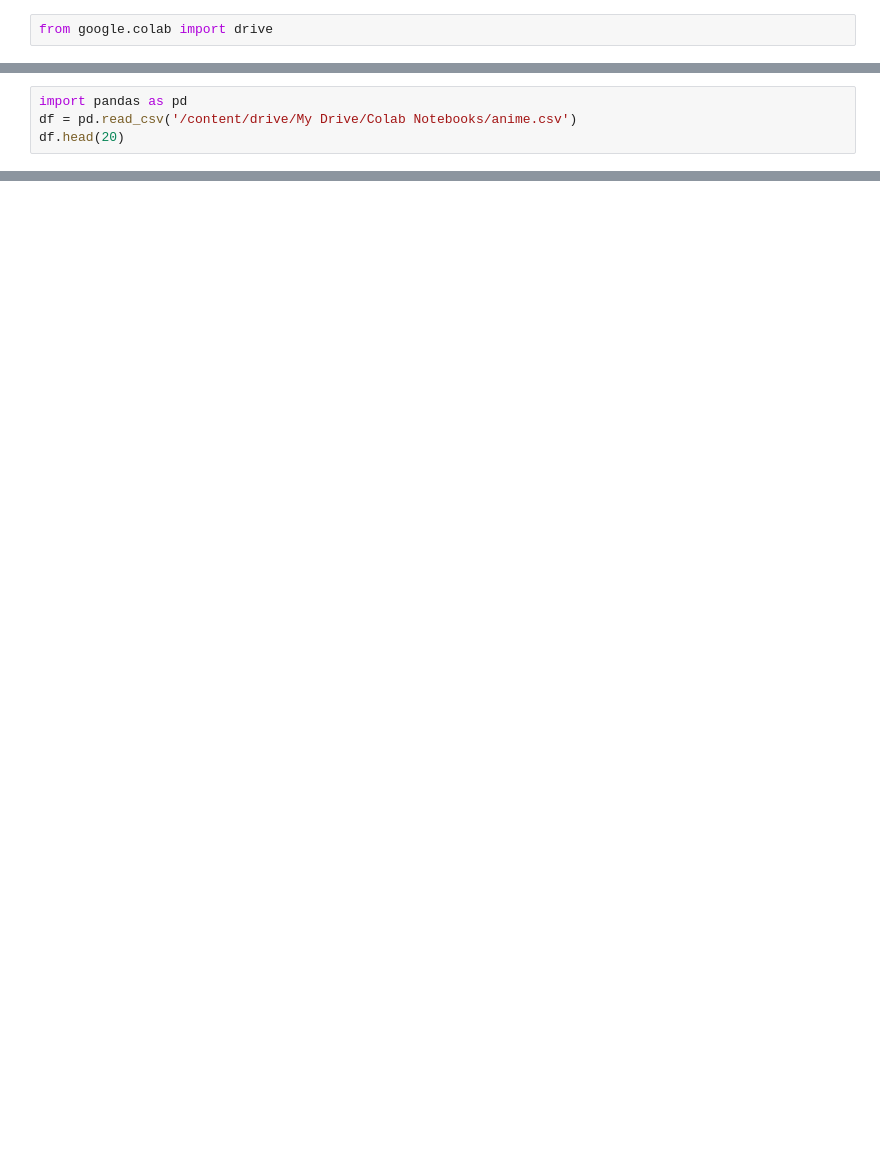
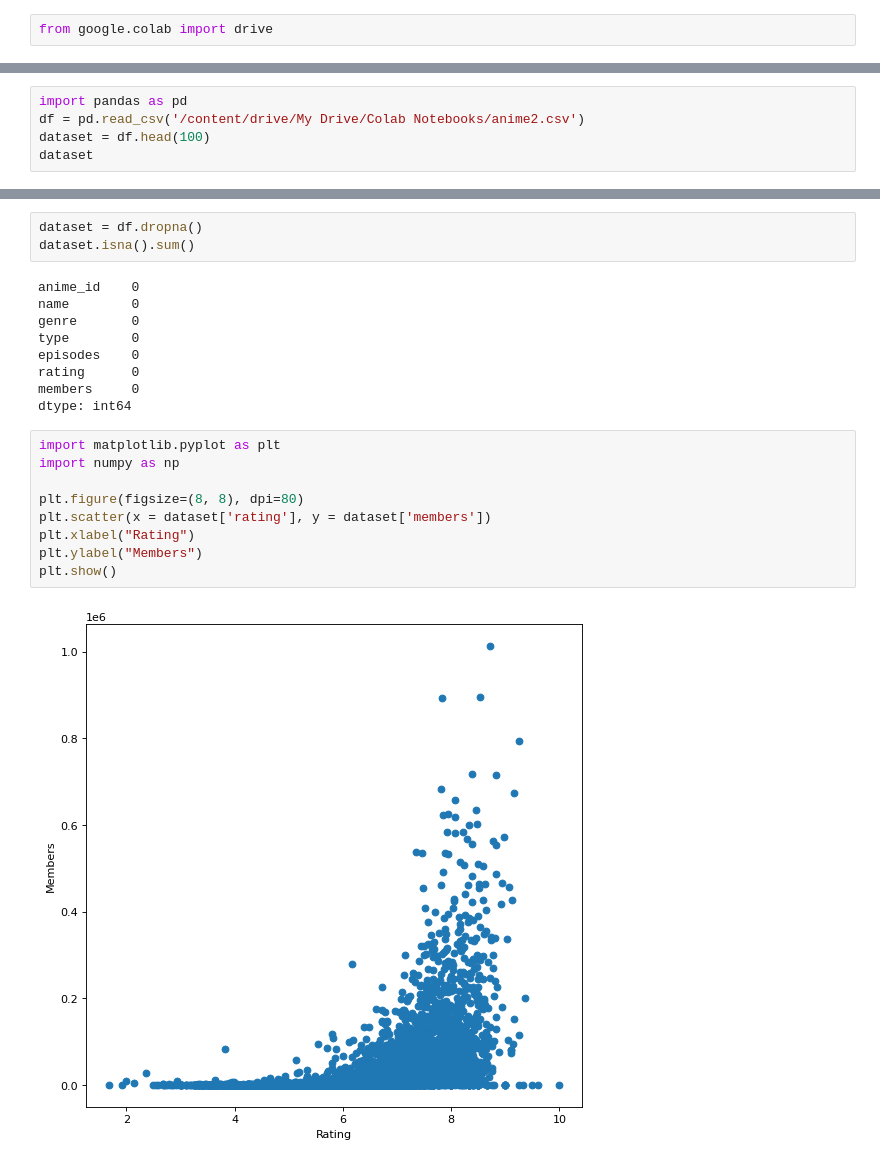
Before and after one commit to WillianVeras/avaliacaon1, a Jupyter notebook: Regressao_Linear_Trab2.ipynb, the cells around one changed output, grey strips where cells are left out. Drawn from its saved outputs; the diff is of its cells as text; blank space fills up the shorter version.

```diff
--- a/Regressao_Linear_Trab2.ipynb
+++ b/Regressao_Linear_Trab2.ipynb
@@ -9,5 +9,6 @@ Mounted at /content/drive
 # %%
 import pandas as pd
-df = pd.read_csv('/content/drive/My Drive/Colab Notebooks/anime.csv')
-df.head(20)
+df = pd.read_csv('/content/drive/My Drive/Colab Notebooks/anime2.csv')
+dataset = df.head(100)
+dataset
 # %% [output]
@@ -30,0 +39,23 @@ df.head(20)
+# %%
+dataset = df.dropna()
+dataset.isna().sum()
+# %% [output]
+anime_id    0
+name        0
+genre       0
+type        0
+episodes    0
+rating      0
+members     0
+dtype: int64
+# %%
+import matplotlib.pyplot as plt
+import numpy as np
+
+plt.figure(figsize=(8, 8), dpi=80)
+plt.scatter(x = dataset['rating'], y = dataset['members'])
+plt.xlabel("Rating")
+plt.ylabel("Members")
+plt.show()
+# %% [output]
+[figure, added]
```
Also changed, not shown: parts of 10 cells of this notebook.
